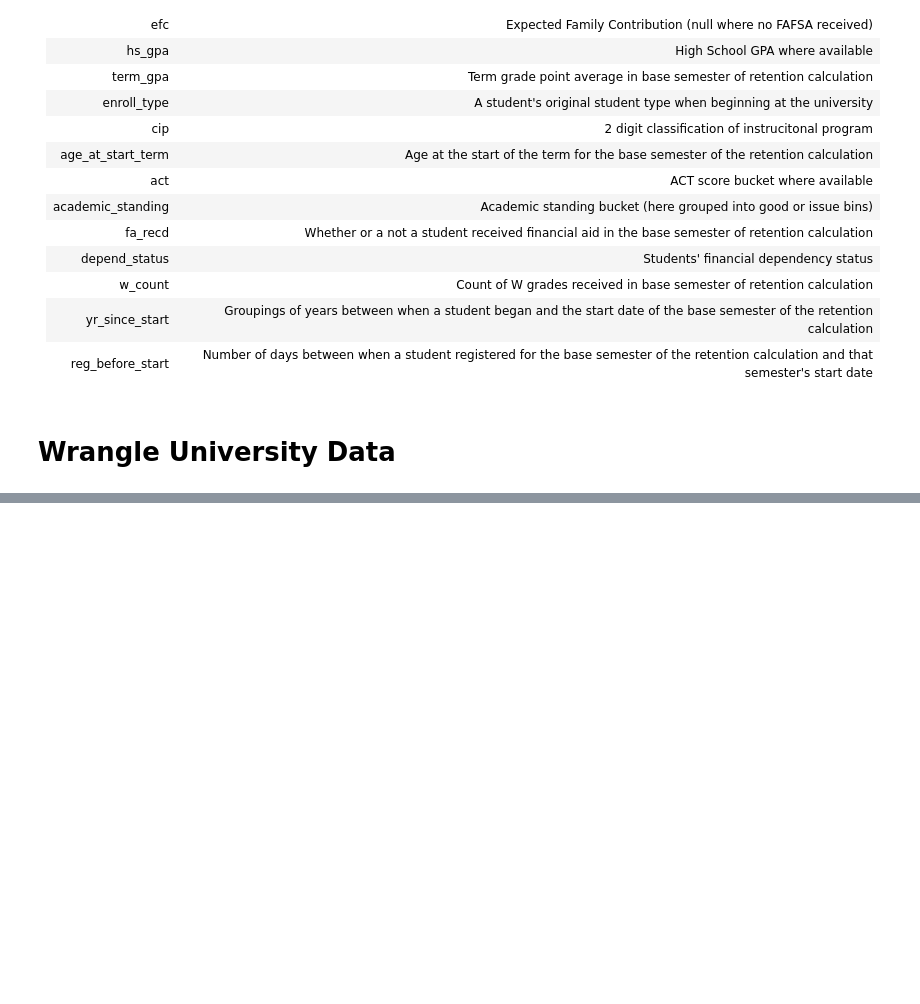
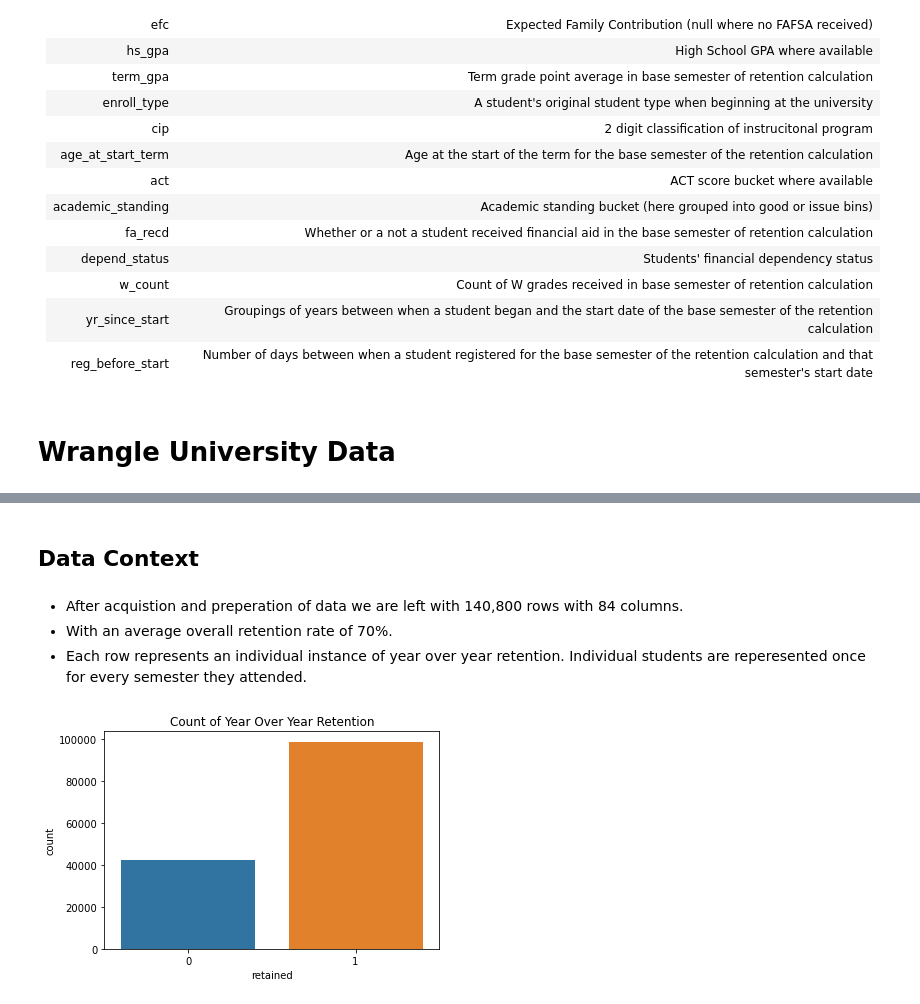
Before and after one commit to mwboiss/retention-project, a Jupyter notebook: report.ipynb, the cells around one changed output, grey strips where cells are left out. Drawn from its saved outputs; the diff is of its cells as text; code cells hidden in the pictures; blank space fills up the shorter version.

```diff
--- a/report.ipynb
+++ b/report.ipynb
@@ -79,0 +76,16 @@ Question explore:
+# %% [markdown]
+## Data Context
+# %% [markdown]
+- After acquistion and preperation of data we are left with 140,800 rows with 84 columns.
+- With an average overall retention rate of 70%.
+- Each row represents an individual instance of year over year retention. Individual students are reperesented once for every semester they attended.
+# %%
+# Import seaborn and matplotlib for visualizations
+import seaborn as sns
+import matplotlib.pyplot as plt
+# Plot data count by retention
+sns.countplot(x='retained',data=students)
+plt.title('Count of Year Over Year Retention')
+plt.show()
+# %% [output]
+[figure, added]
```
Also changed, not shown: parts of 68 cells of this notebook, 3 other files.
